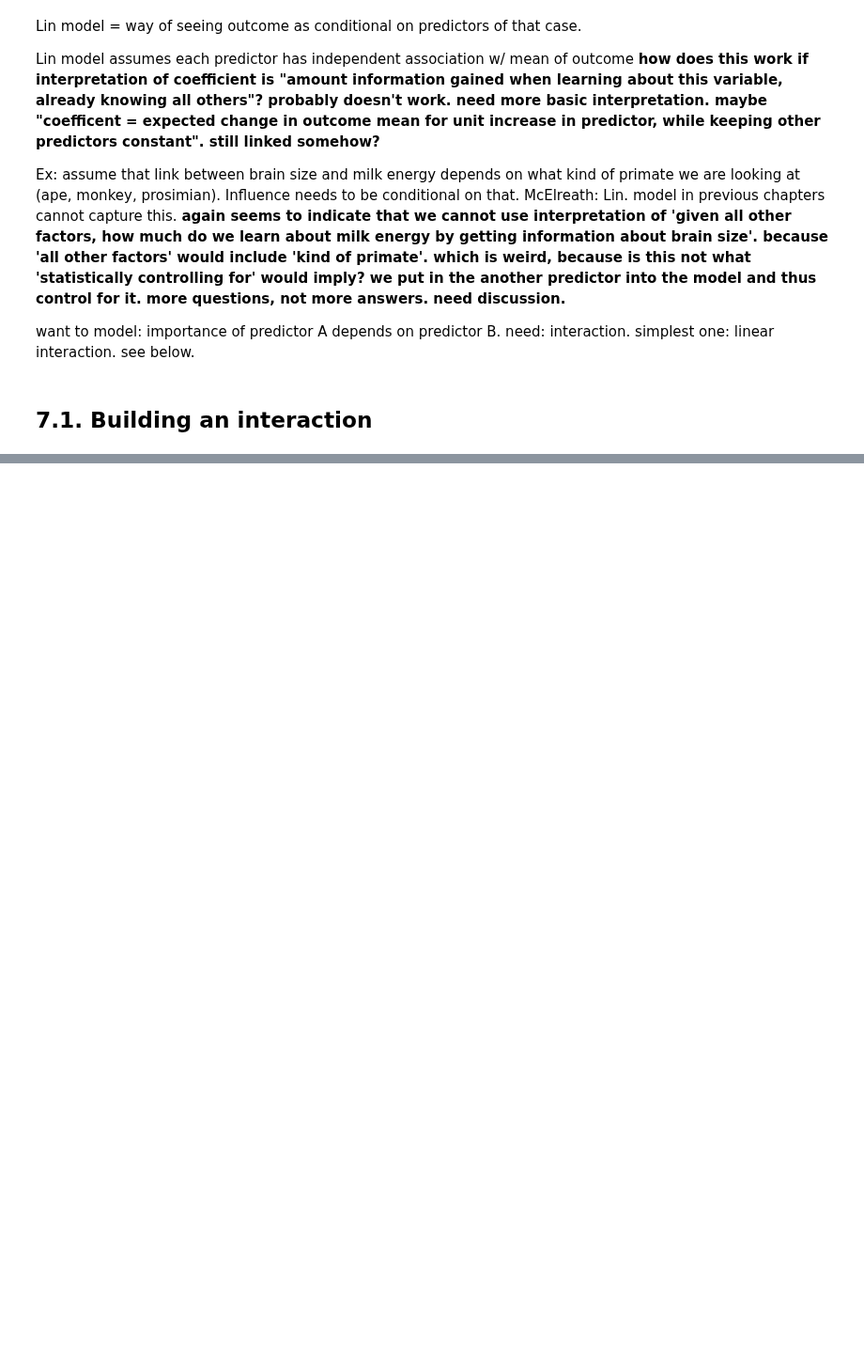
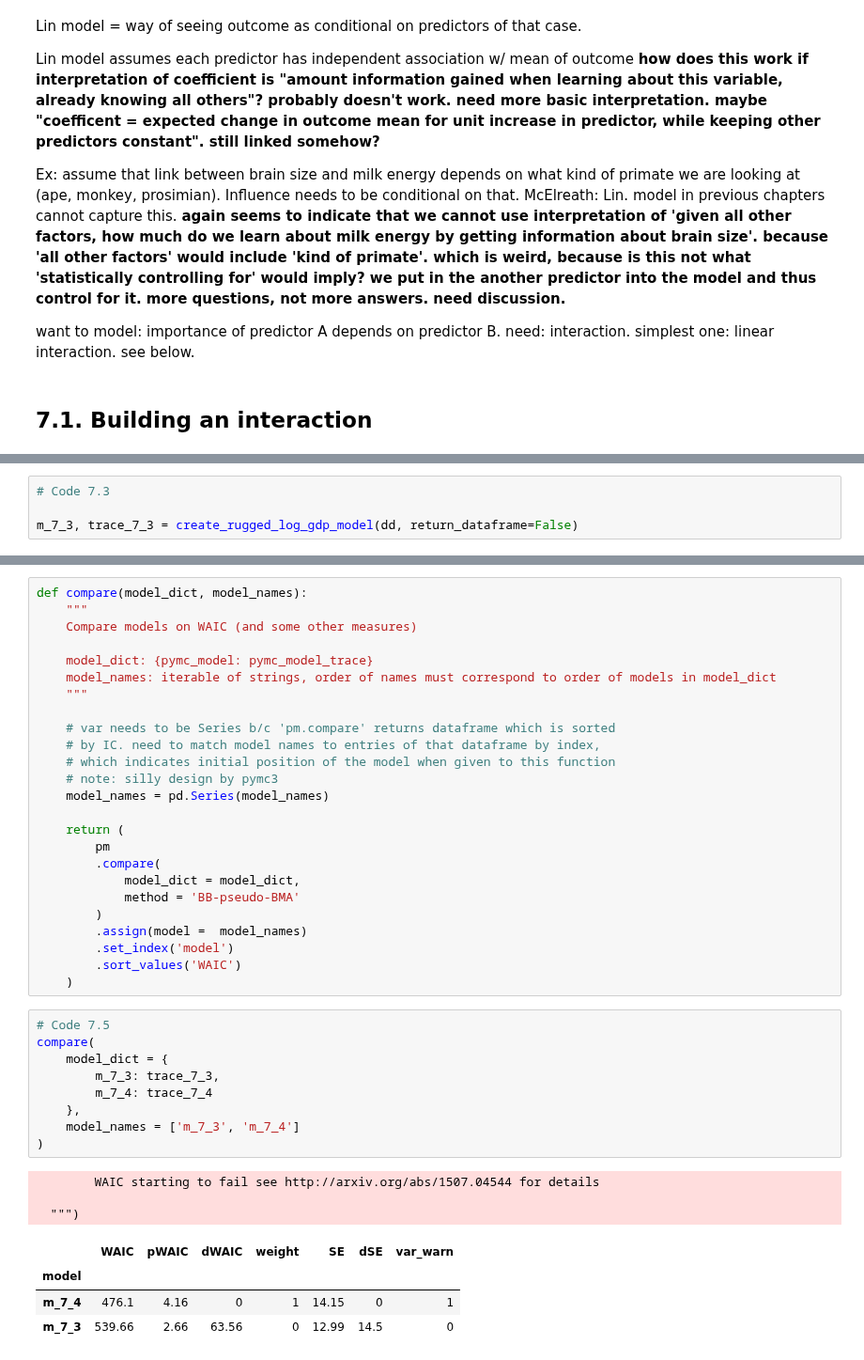
Before and after one commit to nwweber/statistical_rethinking, a Jupyter notebook: chapter_07_interactions.ipynb, the cells around one changed output, grey strips where cells are left out. Shown at 94% size. Cells and saved outputs as stored; diff of their text form; blank space fills up the shorter version.

Commit message:
finished 7.1.1., added lots of library functions

```diff
--- a/chapter_07_interactions.ipynb
+++ b/chapter_07_interactions.ipynb
@@ -27,0 +170,4 @@ want to model: importance of predictor A depends on predictor B. need: interacti
+# %%
+# Code 7.3
+
+m_7_3, trace_7_3 = create_rugged_log_gdp_model(dd, return_dataframe=False)
@@ -27,0 +236,42 @@ want to model: importance of predictor A depends on predictor B. need: interacti
+# %%
+def compare(model_dict, model_names):
+    """
+    Compare models on WAIC (and some other measures)
+
+    model_dict: {pymc_model: pymc_model_trace}
+    model_names: iterable of strings, order of names must correspond to order of models in model_dict
+    """
+
+    # var needs to be Series b/c 'pm.compare' returns dataframe which is sorted
+    # by IC. need to match model names to entries of that dataframe by index,
+    # which indicates initial position of the model when given to this function
+    # note: silly design by pymc3
+    model_names = pd.Series(model_names)
+
+    return (
+        pm
+        .compare(
+            model_dict = model_dict,
+            method = 'BB-pseudo-BMA'
+        )
+        .assign(model =  model_names)
+        .set_index('model')
+        .sort_values('WAIC')
+    )
+# %%
+# Code 7.5
+compare(
+    model_dict = {
+        m_7_3: trace_7_3,
+        m_7_4: trace_7_4
+    },
+    model_names = ['m_7_3', 'm_7_4']
+)
+# %% [output]
+        WAIC starting to fail see http://arxiv.org/abs/1507.04544 for details
+
+  """)
+|  | WAIC | pWAIC | dWAIC | weight | SE | dSE | var_warn |
+| model |  |  |  |  |  |  |  |
+| m_7_4 | 476.1 | 4.16 | 0 | 1 | 14.15 | 0 | 1 |
+| m_7_3 | 539.66 | 2.66 | 63.56 | 0 | 12.99 | 14.5 | 0 |
```
Also changed, not shown: parts of 17 cells of this notebook.
